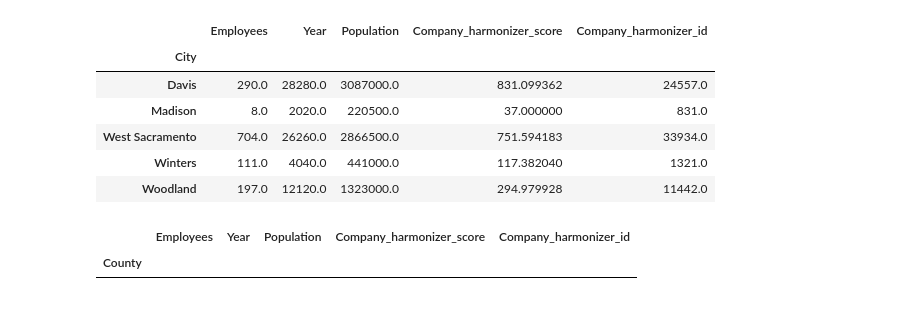
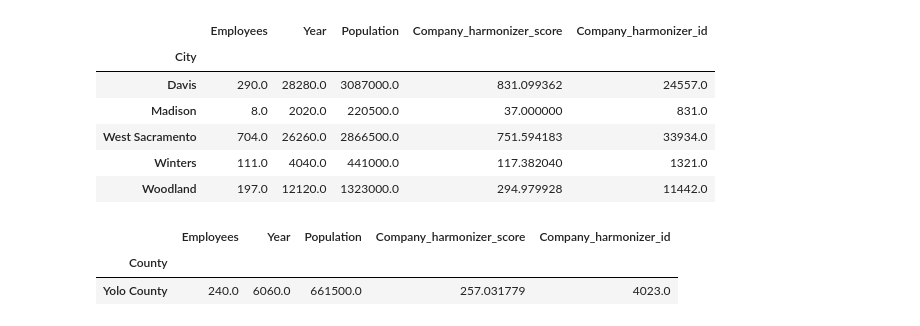
Before and after one commit to biglocalnews/WARN_Cali_analysis, a Jupyter notebook: notebooks/warn_analysis.ipynb, the cells around one changed output. Cells and saved outputs as stored; diff of their text form; code cells hidden in the pictures.

```diff
--- a/notebooks/warn_analysis.ipynb
+++ b/notebooks/warn_analysis.ipynb
@@ -534,12 +534,15 @@ Yolo.groupby('City').sum()
 # %%
 ## Fact-Checking how many Layoffs Driven Performance Brands had in total for 2020.
 
 Yolo = cali_2020_info[cali_2020_info['County'] == 'Yolo County']
-sum_it = Yolo[Yolo['Company_harmonizer_cleaned'] == 'Driven Performance Brands, Inc.']
+Yolo
+# sum_it = Yolo[Yolo['Company_harmonizer_cleaned'] == 'Driven Performance Brands, Inc.']
+sum_it = Yolo[Yolo['Company_harmonizer_cleaned'] == 'DRIVEN PERFORMANCE BRANDS']
 sum_it.groupby('County').sum()
 # %% [output]
 |  | Employees | Year | Population | Company_harmonizer_score | Company_harmonizer_id |
 | County |  |  |  |  |  |
+| Yolo County | 240.0 | 6060.0 | 661500.0 | 257.031779 | 4023.0 |
 # %%
 ## Fact Check Santa Cruz County's permanent layoff figures
 
```
